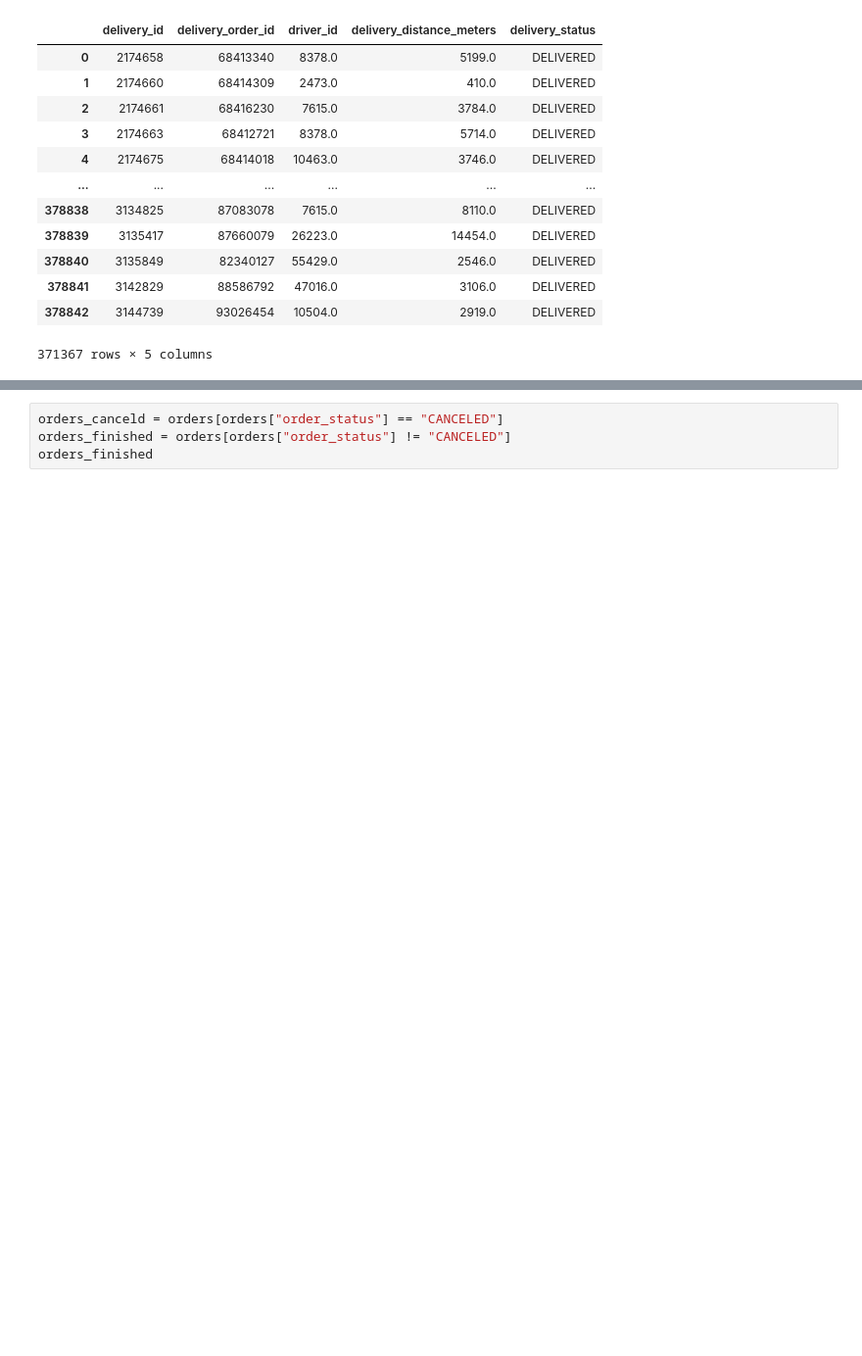
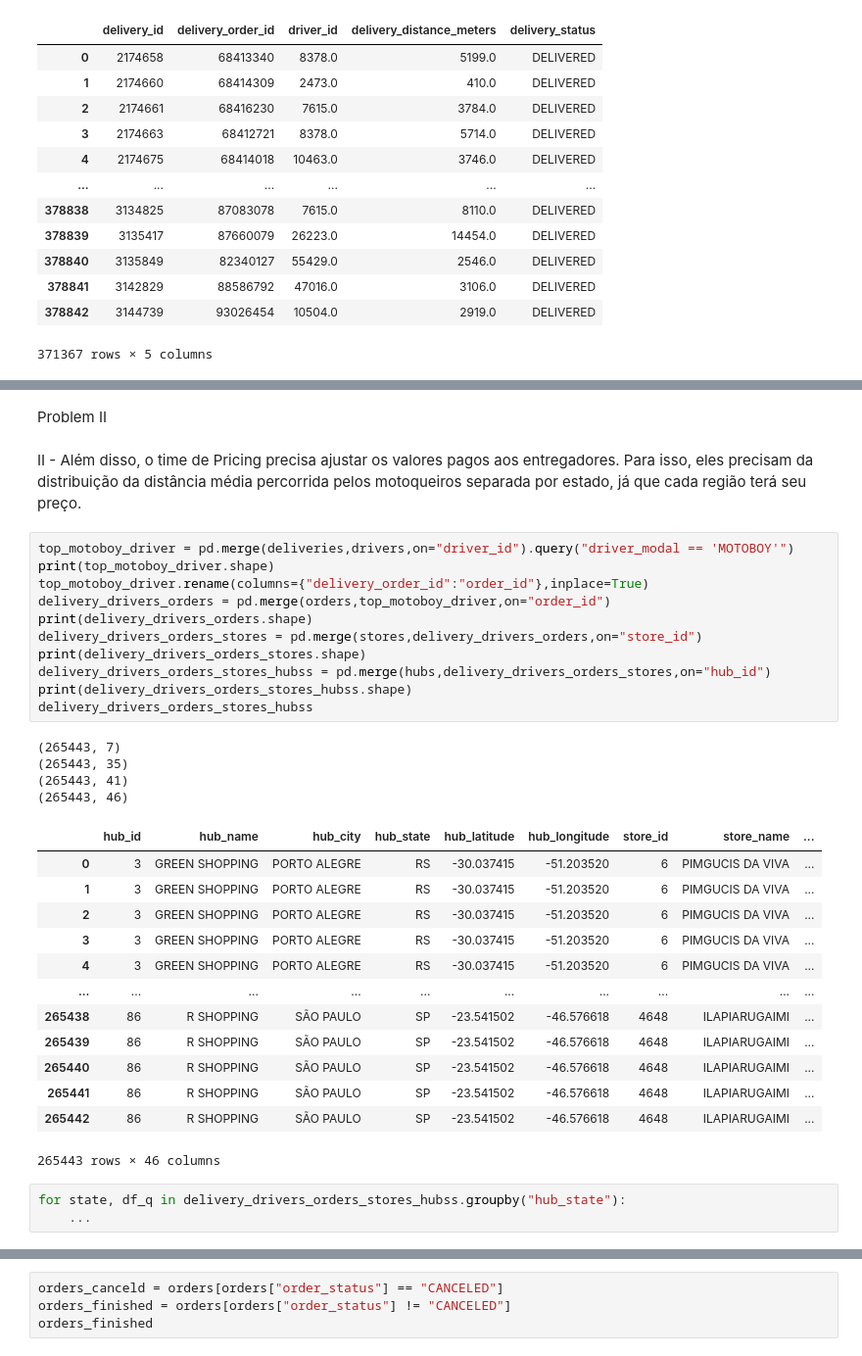
Before and after one commit to EmanuelHark12/Python_Analysis, a Jupyter notebook: notebooks/delivery/01_delivery.ipynb, the cells around one changed output, grey strips where cells are left out. Shown at 98% size. Drawn from its saved outputs; the diff is of its cells as text; blank space fills up the shorter version.

```diff
--- a/notebooks/delivery/01_delivery.ipynb
+++ b/notebooks/delivery/01_delivery.ipynb
@@ -178,0 +208,36 @@ top_10_drivers
+# %% [markdown]
+Problem II
+# %% [markdown]
+ II - Além disso, o time de Pricing precisa ajustar os valores pagos aos entregadores. Para isso, eles precisam da distribuição da distância média percorrida pelos motoqueiros separada por estado, já que cada região terá seu preço.
+# %%
+top_motoboy_driver = pd.merge(deliveries,drivers,on="driver_id").query("driver_modal == 'MOTOBOY'")
+print(top_motoboy_driver.shape)
+top_motoboy_driver.rename(columns={"delivery_order_id":"order_id"},inplace=True)
+delivery_drivers_orders = pd.merge(orders,top_motoboy_driver,on="order_id")
+print(delivery_drivers_orders.shape)
+delivery_drivers_orders_stores = pd.merge(stores,delivery_drivers_orders,on="store_id")
+print(delivery_drivers_orders_stores.shape)
+delivery_drivers_orders_stores_hubss = pd.merge(hubs,delivery_drivers_orders_stores,on="hub_id")
+print(delivery_drivers_orders_stores_hubss.shape)
+delivery_drivers_orders_stores_hubss
+# %% [output]
+(265443, 7)
+(265443, 35)
+(265443, 41)
+(265443, 46)
+|  | hub_id | hub_name | hub_city | hub_state | hub_latitude | hub_longitude | store_id | store_name | ... |
+| 0 | 3 | GREEN SHOPPING | PORTO ALEGRE | RS | -30.037415 | -51.203520 | 6 | PIMGUCIS DA VIVA | ... |
+| 1 | 3 | GREEN SHOPPING | PORTO ALEGRE | RS | -30.037415 | -51.203520 | 6 | PIMGUCIS DA VIVA | ... |
+| 2 | 3 | GREEN SHOPPING | PORTO ALEGRE | RS | -30.037415 | -51.203520 | 6 | PIMGUCIS DA VIVA | ... |
+| 3 | 3 | GREEN SHOPPING | PORTO ALEGRE | RS | -30.037415 | -51.203520 | 6 | PIMGUCIS DA VIVA | ... |
+| 4 | 3 | GREEN SHOPPING | PORTO ALEGRE | RS | -30.037415 | -51.203520 | 6 | PIMGUCIS DA VIVA | ... |
+| ... | ... | ... | ... | ... | ... | ... | ... | ... | ... |
+| 265438 | 86 | R SHOPPING | SÃO PAULO | SP | -23.541502 | -46.576618 | 4648 | ILAPIARUGAIMI | ... |
+| 265439 | 86 | R SHOPPING | SÃO PAULO | SP | -23.541502 | -46.576618 | 4648 | ILAPIARUGAIMI | ... |
+| 265440 | 86 | R SHOPPING | SÃO PAULO | SP | -23.541502 | -46.576618 | 4648 | ILAPIARUGAIMI | ... |
+| 265441 | 86 | R SHOPPING | SÃO PAULO | SP | -23.541502 | -46.576618 | 4648 | ILAPIARUGAIMI | ... |
+| 265442 | 86 | R SHOPPING | SÃO PAULO | SP | -23.541502 | -46.576618 | 4648 | ILAPIARUGAIMI | ... |
+265443 rows × 46 columns
+# %%
+for state, df_q in delivery_drivers_orders_stores_hubss.groupby("hub_state"):
+    ...
```
Also changed, not shown: parts of 7 cells of this notebook, 1 other file.
